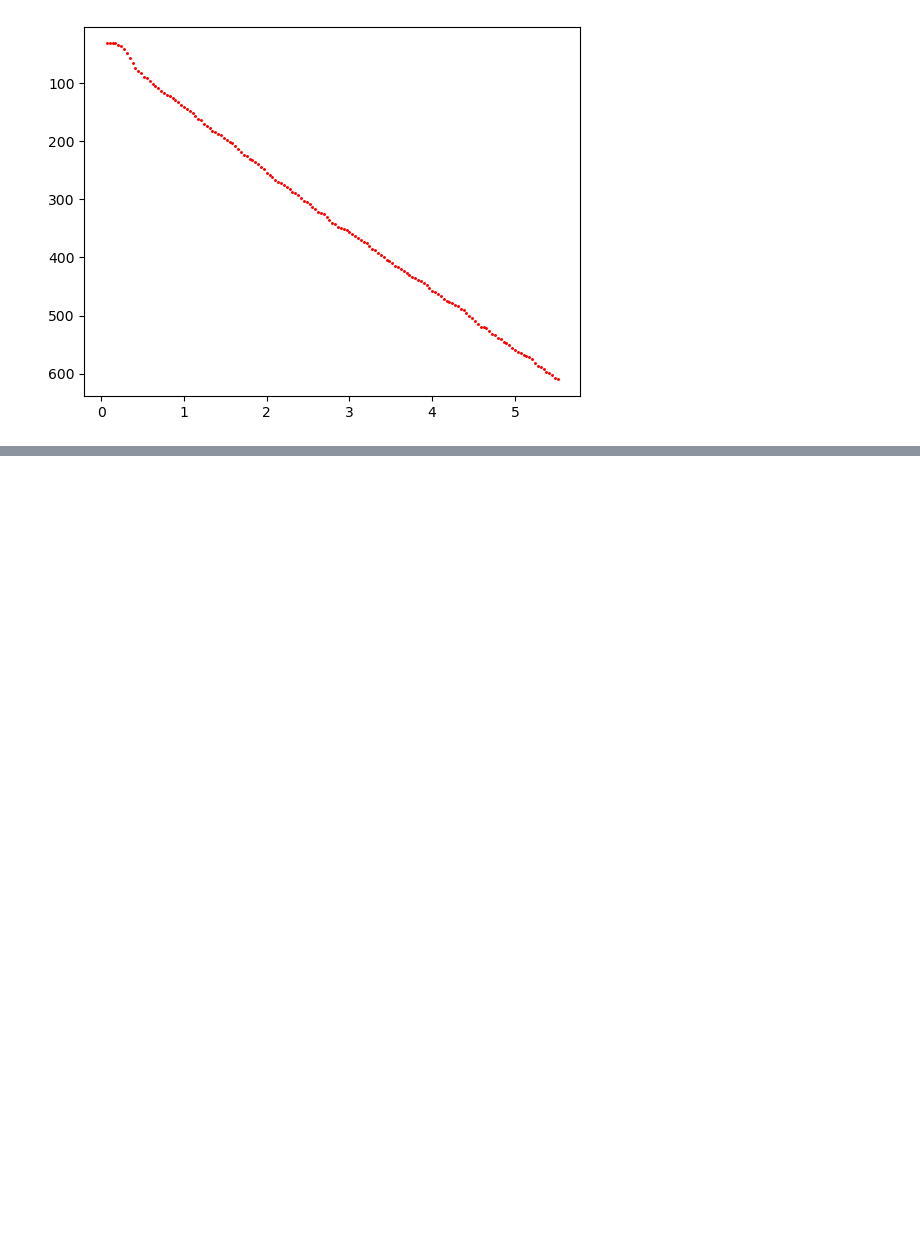
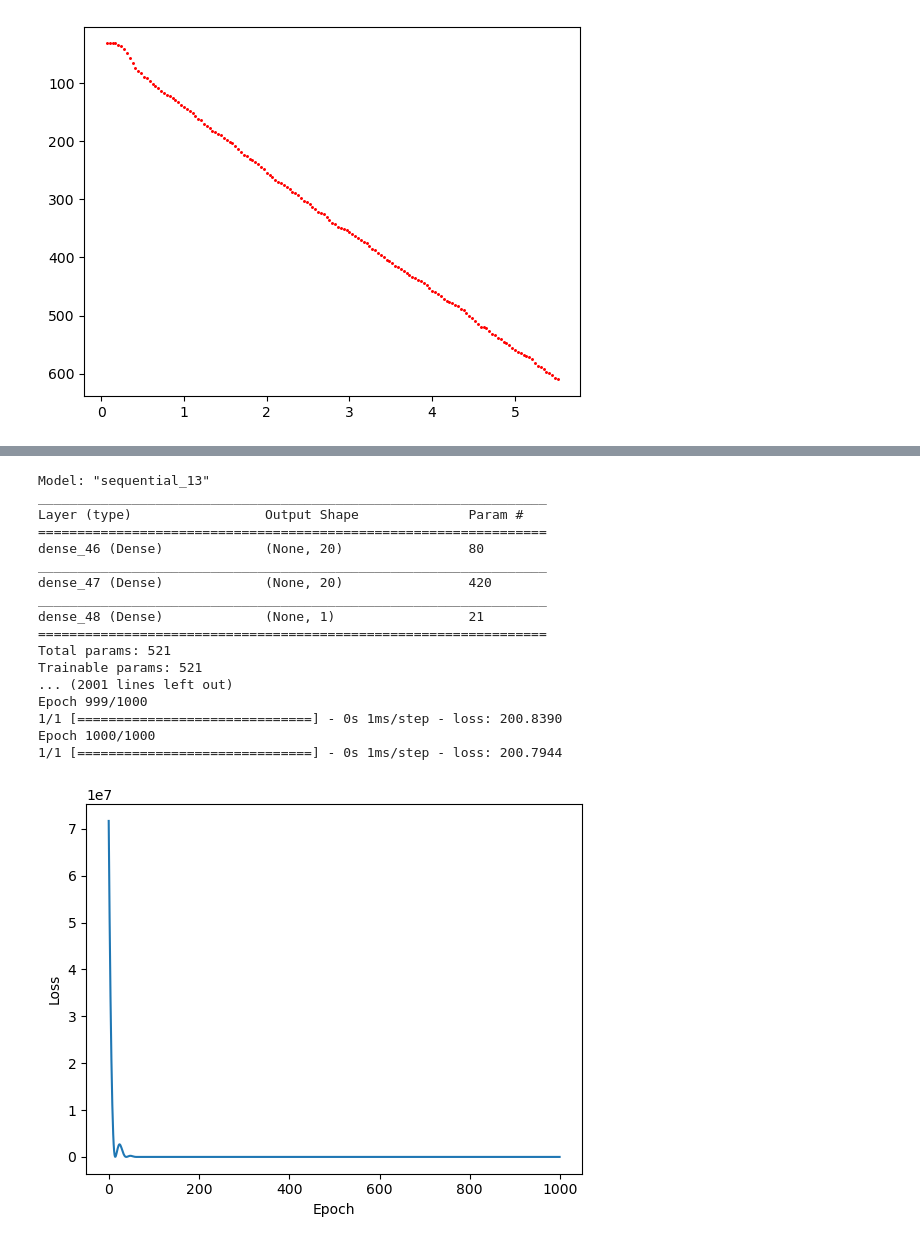
Before and after one commit to GiovanniLag/hackathon_lab, a Jupyter notebook: data_anal.ipynb, the cells around one changed output, grey strips where cells are left out. Saved outputs shown, nothing was run; the diff lists cells and outputs as text; code cells hidden in the pictures; blank space fills up the shorter version.

```diff
--- a/data_anal.ipynb
+++ b/data_anal.ipynb
@@ -49,0 +139,53 @@ Text(0, 0.5, 'Velocity (pixels/s)')
+# %%
+#fit the data with unknown function using a neural network
+# Preparing data
+x_data = np.array(front_pos)
+y_data = np.array(diff)
+
+# Polynomial feature expansion
+poly = PolynomialFeatures(degree=2)
+x_poly = poly.fit_transform(x_data.reshape(-1, 1))
+
+
+x_input = np.concatenate((x_poly, x_exp.reshape(-1, 1)), axis=1)
+
+# Define the neural network model
+model = keras.Sequential([
+    layers.Dense(units=20, activation='relu', input_shape=[x_poly.shape[1]]),
+    layers.Dense(units=20, activation='relu'),
+    layers.Dense(units=1)
+])
+
+# Compile the model
+model.compile(optimizer='adam', loss='mean_squared_error')
+
+print(model.summary())
+print(x_poly.shape)
+print(y_data.shape)
+
+# Train the model
+model.fit(x_poly, y_data, epochs=1000)
+#show loss curve and accuracy
+plt.plot(model.history.history['loss'])
+plt.xlabel('Epoch')
+plt.ylabel('Loss')
+plt.show()
+# %% [output]
+Model: "sequential_13"
+_________________________________________________________________
+Layer (type)                 Output Shape              Param #
+=================================================================
+dense_46 (Dense)             (None, 20)                80
+_________________________________________________________________
+dense_47 (Dense)             (None, 20)                420
+_________________________________________________________________
+dense_48 (Dense)             (None, 1)                 21
+=================================================================
+Total params: 521
+Trainable params: 521
+... (2001 lines left out)
+Epoch 999/1000
+1/1 [==============================] - 0s 1ms/step - loss: 200.8390
+Epoch 1000/1000
+1/1 [==============================] - 0s 1ms/step - loss: 200.7944
+[figure, added]
```
Also changed, not shown: parts of 28 cells of this notebook, 10 other files.
